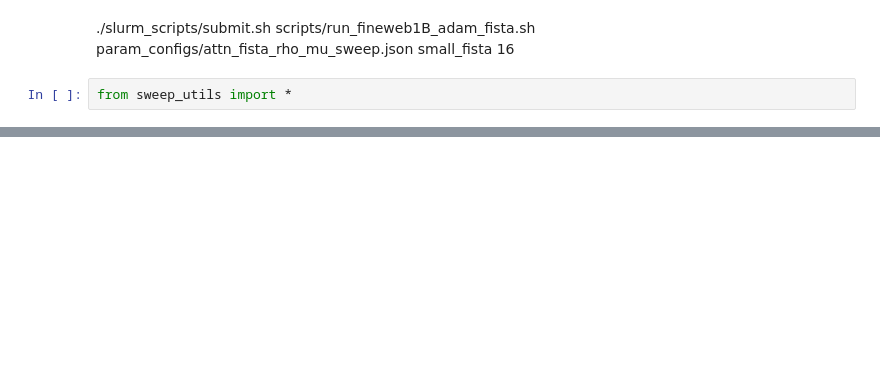
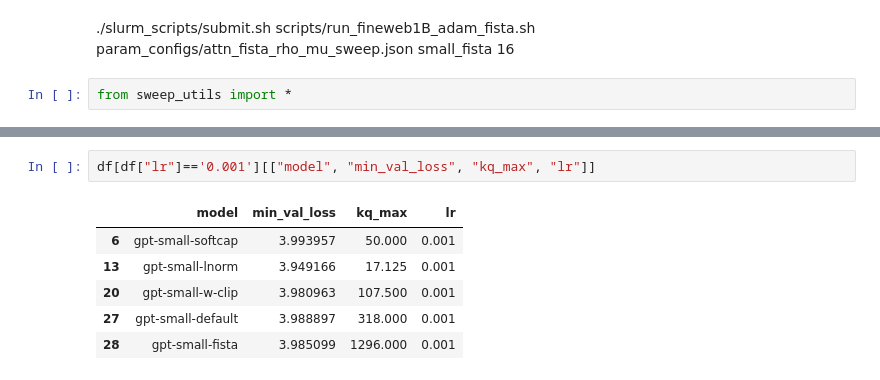
Before and after one commit to gowerrobert/GPT-opt, a Jupyter notebook: sweeps/sweep_lr_baselines.ipynb, the cells around one changed output, grey strips where cells are left out. Drawn from its saved outputs; the diff is of its cells as text; blank space fills up the shorter version.

```diff
--- a/sweeps/sweep_lr_baselines.ipynb
+++ b/sweeps/sweep_lr_baselines.ipynb
@@ -24,3 +55,12 @@ df[:5]
+# %%
+df[df["lr"]=='0.001'][["model", "min_val_loss", "kq_max", "lr"]]
+# %% [output]
+|  | model | min_val_loss | kq_max | lr |
+| 6 | gpt-small-softcap | 3.993957 | 50.000 | 0.001 |
+| 13 | gpt-small-lnorm | 3.949166 | 17.125 | 0.001 |
+| 20 | gpt-small-w-clip | 3.980963 | 107.500 | 0.001 |
+| 27 | gpt-small-default | 3.988897 | 318.000 | 0.001 |
+| 28 | gpt-small-fista | 3.985099 | 1296.000 | 0.001 |
 # %%
 plot_lr_sweep_over_models(df, ycol="min_val_loss")
 # %% [output]
```
Also changed, not shown: parts of 12 cells of this notebook, 16 other files.
